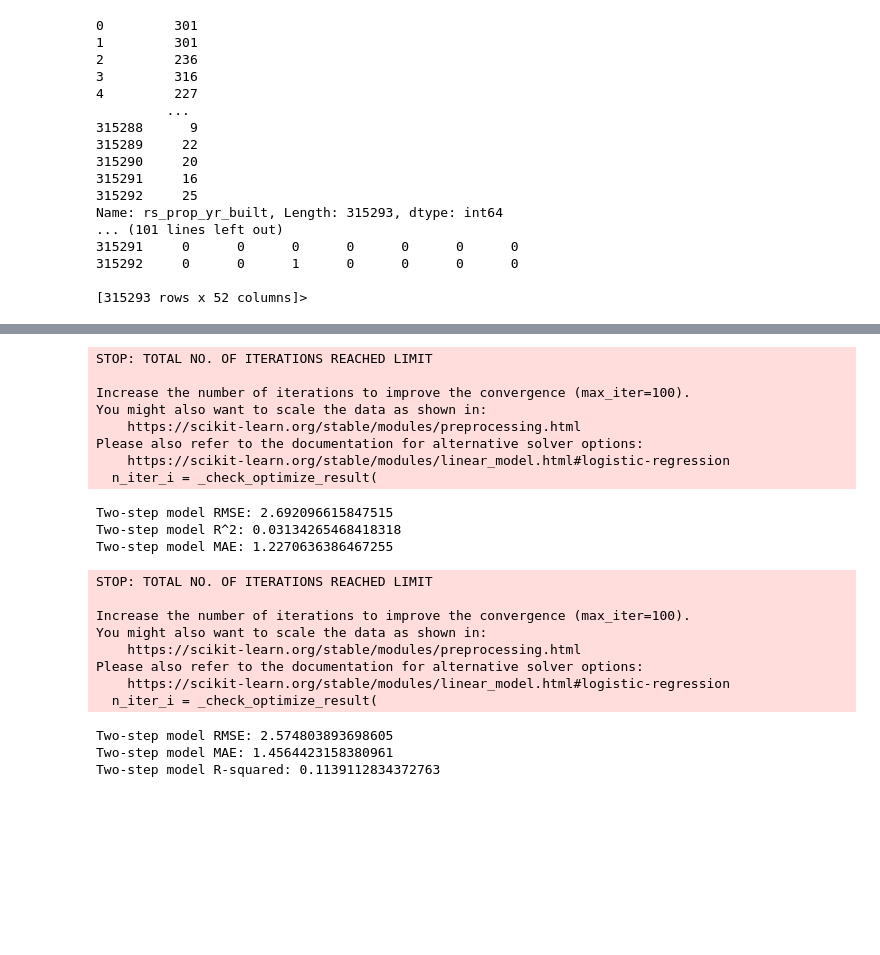
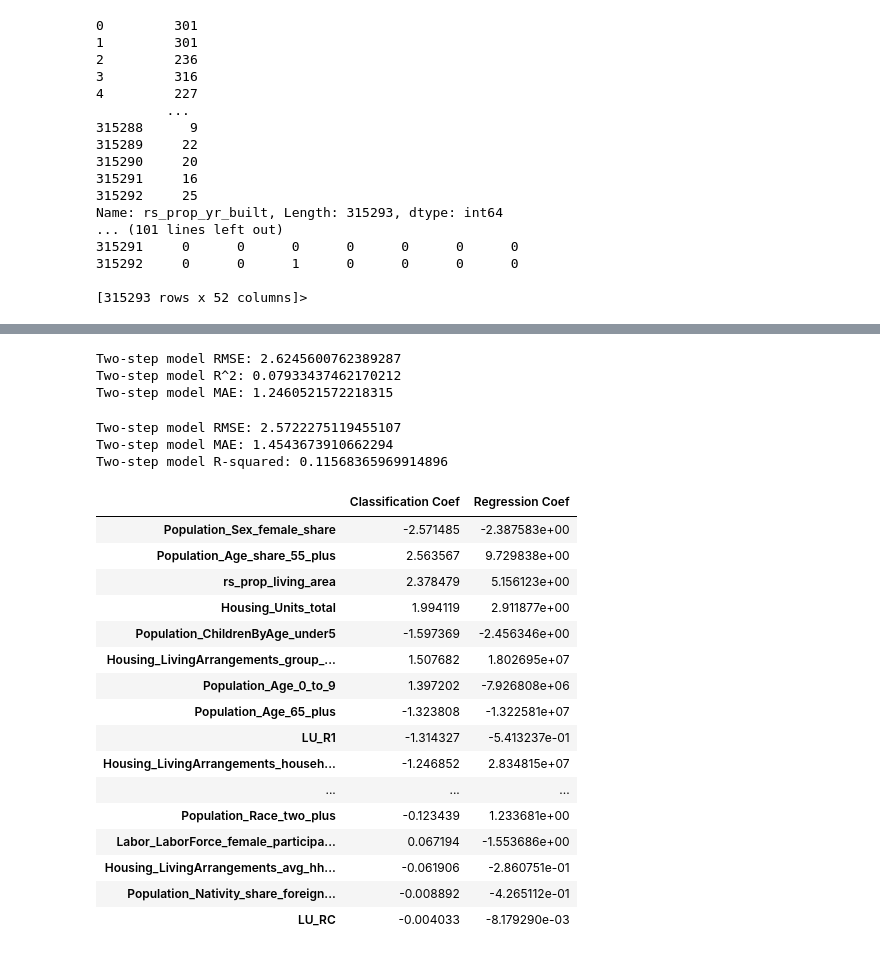
Before and after one commit to shohinis/rentsmart, a Jupyter notebook: twostep.ipynb, the cells around one changed output, grey strips where cells are left out. Cells and saved outputs as stored; diff of their text form; code cells hidden in the pictures; blank space fills up the shorter version.

```diff
--- a/twostep.ipynb
+++ b/twostep.ipynb
@@ -18,7 +18,7 @@ housing_df = housing_df.drop(columns=['rs_prop_yr_built'])
   #housing_df[column_name].fillna(housing_df[column_name].mean(),inplace=True)
 
 
-housing_df = housing_df.fillna(housing_df.mean(), inplace=True)
+housing_df = housing_df.fillna(housing_df.mean())
 print(housing_df.head)
 
 
@@ -47,6 +47,11 @@ housing_df = housing_df.drop(columns=['json_bldg_mhl_housing_5year','json_mhl_ho
 #total split: 64% of data to train each classification and regression, 16% to test each, and 20% to test the two-step model
 X = housing_df.drop(columns=['violation_count'])
 y = housing_df['violation_count']
+# from sklearn.preprocessing import minmax_scale
+# X = minmax_scale(X)
+print(X.shape)
+X = (X-X.min(axis=0))/(X.max(axis=0)-X.min(axis=0))
+print(X.shape)
 
 from sklearn.model_selection import train_test_split
 X_train_total, X_test_2step, y_train_total, y_test_2step = train_test_split(X, y, test_size=0.2, random_state=42)
@@ -200,17 +196,9 @@ print(f'Two-step model RMSE: {rmse_2step}')
 print(f'Two-step model R^2: {r_squared_2step}')
 print(f'Two-step model MAE: {mae_2step}')
 # %% [output]
-STOP: TOTAL NO. OF ITERATIONS REACHED LIMIT
-
-Increase the number of iterations to improve the convergence (max_iter=100).
-You might also want to scale the data as shown in:
-    https://scikit-learn.org/stable/modules/preprocessing.html
-Please also refer to the documentation for alternative solver options:
-    https://scikit-learn.org/stable/modules/linear_model.html#logistic-regression
-  n_iter_i = _check_optimize_result(
+Two-step model RMSE: 2.6245600762389287
+Two-step model R^2: 0.07933437462170212
+Two-step model MAE: 1.2460521572218315
-Two-step model RMSE: 2.692096615847515
-Two-step model R^2: 0.03134265468418318
-Two-step model MAE: 1.2270636386467255
 # %%
 #eval two-step with 20% left out, still with class 1
 log_reg.fit(X_train_total, y_train_total.map(binary))
@@ -226,14 +214,36 @@ print(f'Two-step model RMSE: {rmse_2step}')
 print(f'Two-step model MAE: {mae_2step}')
 print(f'Two-step model R-squared: {r_squared_2step}')
 # %% [output]
-STOP: TOTAL NO. OF ITERATIONS REACHED LIMIT
-
-Increase the number of iterations to improve the convergence (max_iter=100).
-You might also want to scale the data as shown in:
-    https://scikit-learn.org/stable/modules/preprocessing.html
-Please also refer to the documentation for alternative solver options:
-    https://scikit-learn.org/stable/modules/linear_model.html#logistic-regression
-  n_iter_i = _check_optimize_result(
+Two-step model RMSE: 2.5722275119455107
+Two-step model MAE: 1.4543673910662294
+Two-step model R-squared: 0.11568365969914896
-Two-step model RMSE: 2.574803893698605
-Two-step model MAE: 1.4564423158380961
-Two-step model R-squared: 0.1139112834372763
+# %%
+class_coef = log_reg.coef_
+reg_coef = lin_reg.coef_
+# print(class_coef[0].shape)
+# print(reg_coef.shape)
+coef = pd.DataFrame([class_coef[0], reg_coef], index=["Classification Coef", "Regression Coef"], columns=X.columns)
+coef = coef.transpose()
+# %%
+coef["classcoefabs"] = coef["Classification Coef"].abs()
+coef.sort_values(by="classcoefabs", ascending=False, inplace=True)
+coef.drop(columns=["classcoefabs"], inplace=True)
+coef
+# %% [output]
+|  | Classification Coef | Regression Coef |
+| Population_Sex_female_share | -2.571485 | -2.387583e+00 |
+| Population_Age_share_55_plus | 2.563567 | 9.729838e+00 |
+| rs_prop_living_area | 2.378479 | 5.156123e+00 |
+| Housing_Units_total | 1.994119 | 2.911877e+00 |
+| Population_ChildrenByAge_under5 | -1.597369 | -2.456346e+00 |
+| Housing_LivingArrangements_group_... | 1.507682 | 1.802695e+07 |
+| Population_Age_0_to_9 | 1.397202 | -7.926808e+06 |
+| Population_Age_65_plus | -1.323808 | -1.322581e+07 |
+| LU_R1 | -1.314327 | -5.413237e-01 |
+| Housing_LivingArrangements_househ... | -1.246852 | 2.834815e+07 |
+| ... | ... | ... |
+| Population_Race_two_plus | -0.123439 | 1.233681e+00 |
+| Labor_LaborForce_female_participa... | 0.067194 | -1.553686e+00 |
+| Housing_LivingArrangements_avg_hh... | -0.061906 | -2.860751e-01 |
+| Population_Nativity_share_foreign... | -0.008892 | -4.265112e-01 |
+| LU_RC | -0.004033 | -8.179290e-03 |
```
Also changed, not shown: parts of 6 cells of this notebook, 8 other files.
